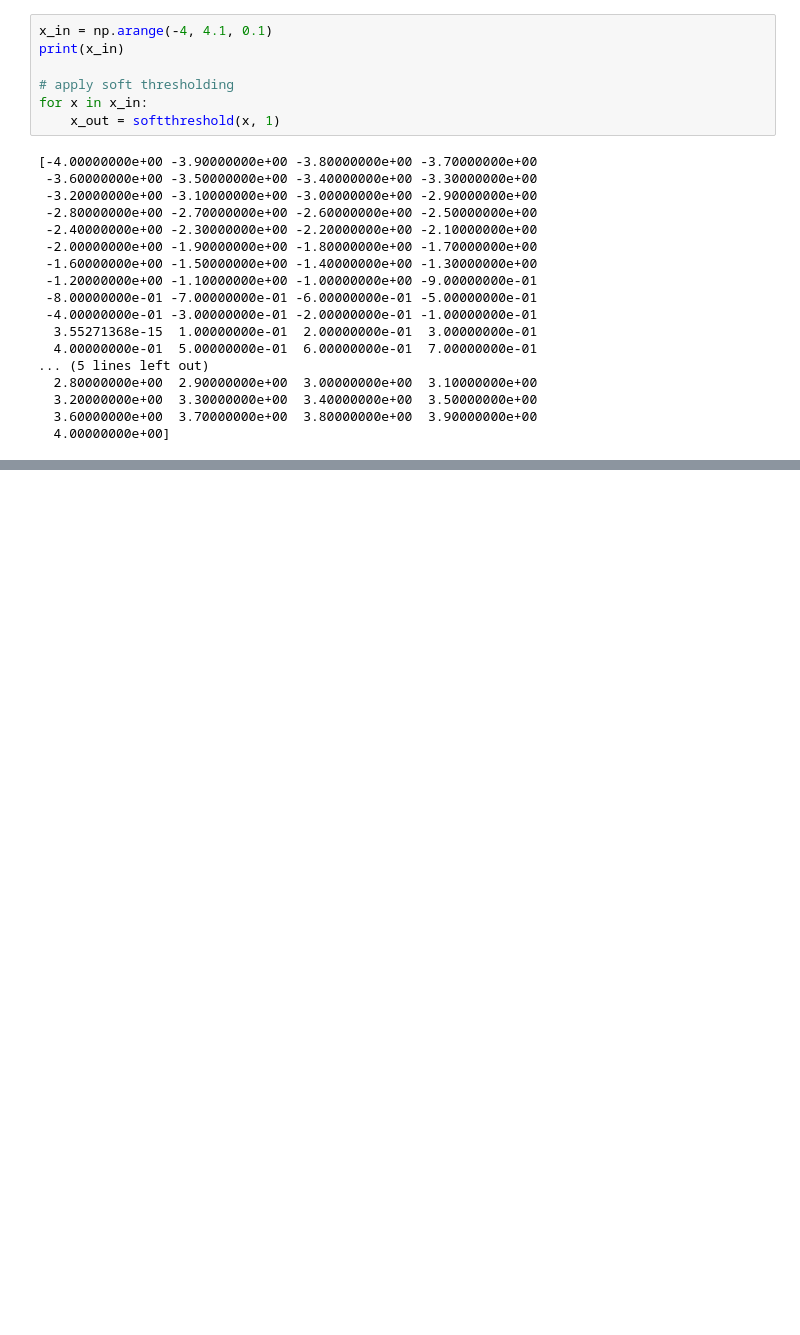
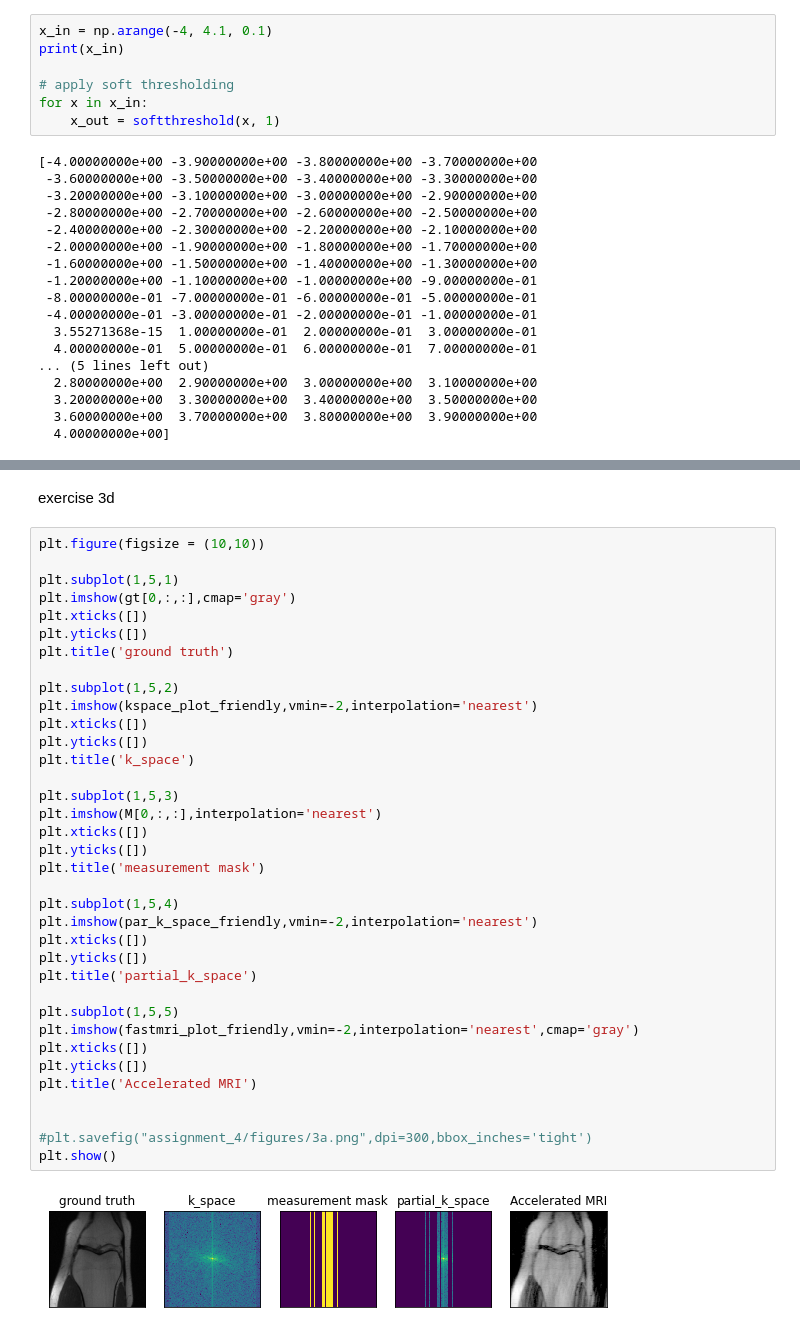
Before and after one commit to langestefan/5LSL0_assignments, a Jupyter notebook: assignment_4/prototype.ipynb, the cells around one changed output, grey strips where cells are left out. Cells and saved outputs as stored; diff of their text form; blank space fills up the shorter version.

```diff
--- a/assignment_4/prototype.ipynb
+++ b/assignment_4/prototype.ipynb
@@ -44,0 +148,40 @@ for x in x_in:
+# %% [markdown]
+exercise 3d
+# %%
+plt.figure(figsize = (10,10))
+
+plt.subplot(1,5,1)
+plt.imshow(gt[0,:,:],cmap='gray')
+plt.xticks([])
+plt.yticks([])
+plt.title('ground truth')
+
+plt.subplot(1,5,2)
+plt.imshow(kspace_plot_friendly,vmin=-2,interpolation='nearest')
+plt.xticks([])
+plt.yticks([])
+plt.title('k_space')
+
+plt.subplot(1,5,3)
+plt.imshow(M[0,:,:],interpolation='nearest')
+plt.xticks([])
+plt.yticks([])
+plt.title('measurement mask')
+
+plt.subplot(1,5,4)
+plt.imshow(par_k_space_friendly,vmin=-2,interpolation='nearest')
+plt.xticks([])
+plt.yticks([])
+plt.title('partial_k_space')
+
+plt.subplot(1,5,5)
+plt.imshow(fastmri_plot_friendly,vmin=-2,interpolation='nearest',cmap='gray')
+plt.xticks([])
+plt.yticks([])
+plt.title('Accelerated MRI')
+
+
+#plt.savefig("assignment_4/figures/3a.png",dpi=300,bbox_inches='tight')
+plt.show()
+# %% [output]
+[figure, added]
```
Also changed, not shown: parts of 8 cells of this notebook, 4 other files.
